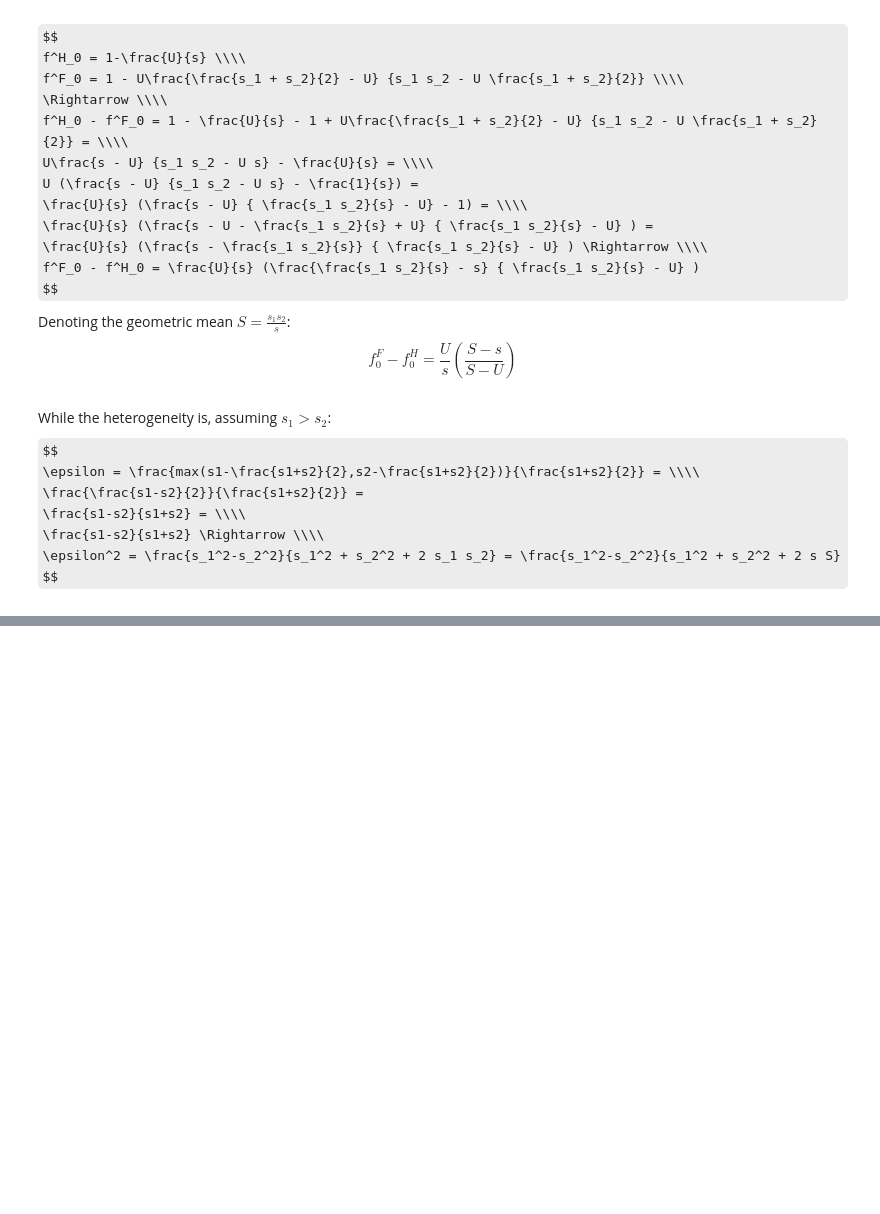
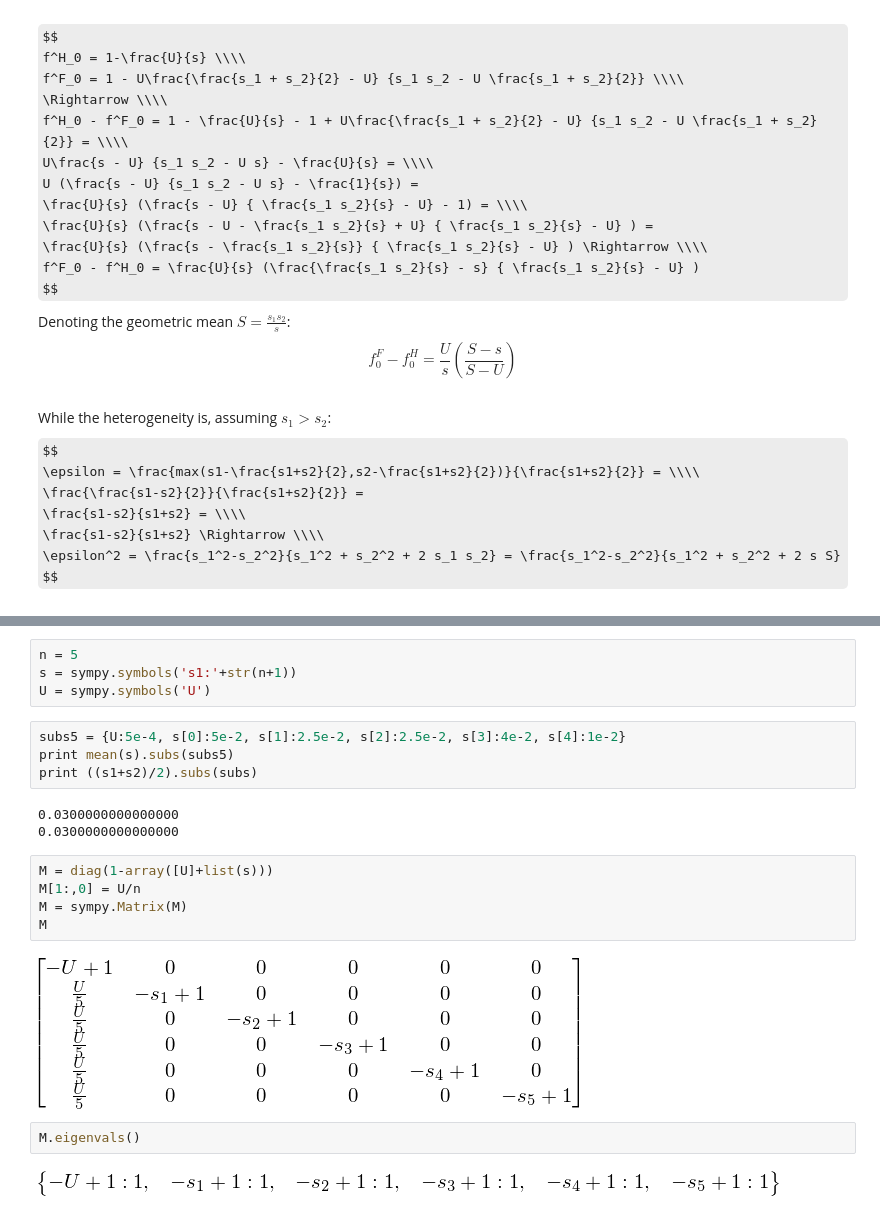
Before and after one commit to yoavram/ipython-notebooks, a Jupyter notebook: MathModels project - s.ipynb, the cells around one changed output, grey strips where cells are left out. Drawn from its saved outputs; the diff is of its cells as text; some formulas as TeX source; blank space fills up the shorter version.

```diff
--- a/MathModels project - s.ipynb
+++ b/MathModels project - s.ipynb
@@ -243,0 +281,22 @@ $$
+# %%
+n = 5
+s = sympy.symbols('s1:'+str(n+1))
+U = sympy.symbols('U')
+# %%
+subs5 = {U:5e-4, s[0]:5e-2, s[1]:2.5e-2, s[2]:2.5e-2, s[3]:4e-2, s[4]:1e-2}
+print mean(s).subs(subs5)
+print ((s1+s2)/2).subs(subs)
+# %% [output]
+0.0300000000000000
+0.0300000000000000
+# %%
+M = diag(1-array([U]+list(s)))
+M[1:,0] = U/n
+M = sympy.Matrix(M)
+M
+# %% [output]
+[figure, added]
+# %%
+M.eigenvals()
+# %% [output]
+[figure, added]
```
Also changed, not shown: parts of 14 cells of this notebook.
